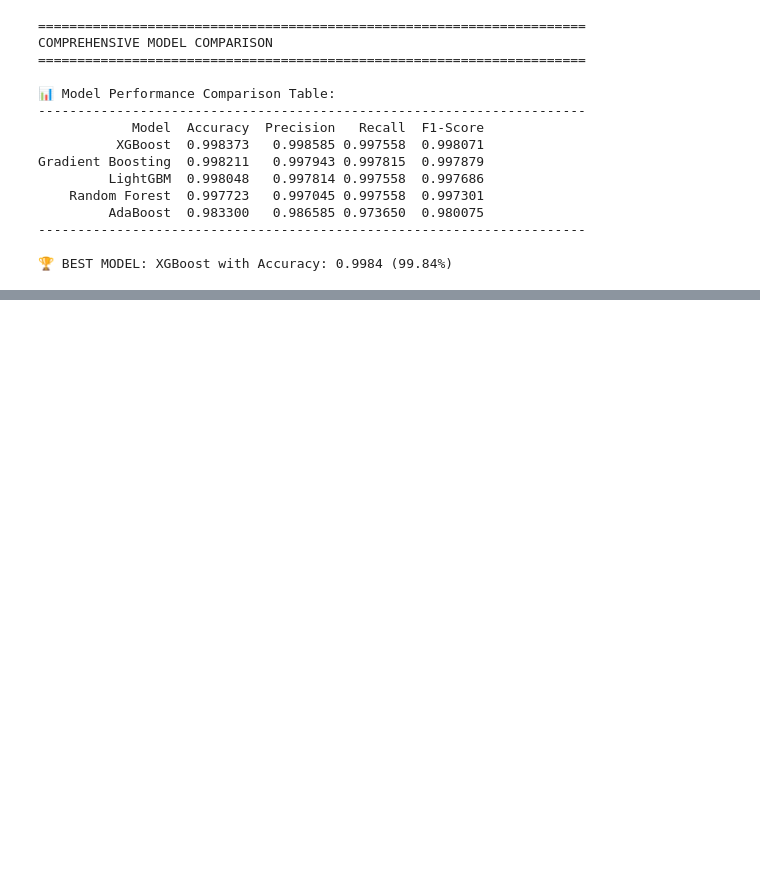
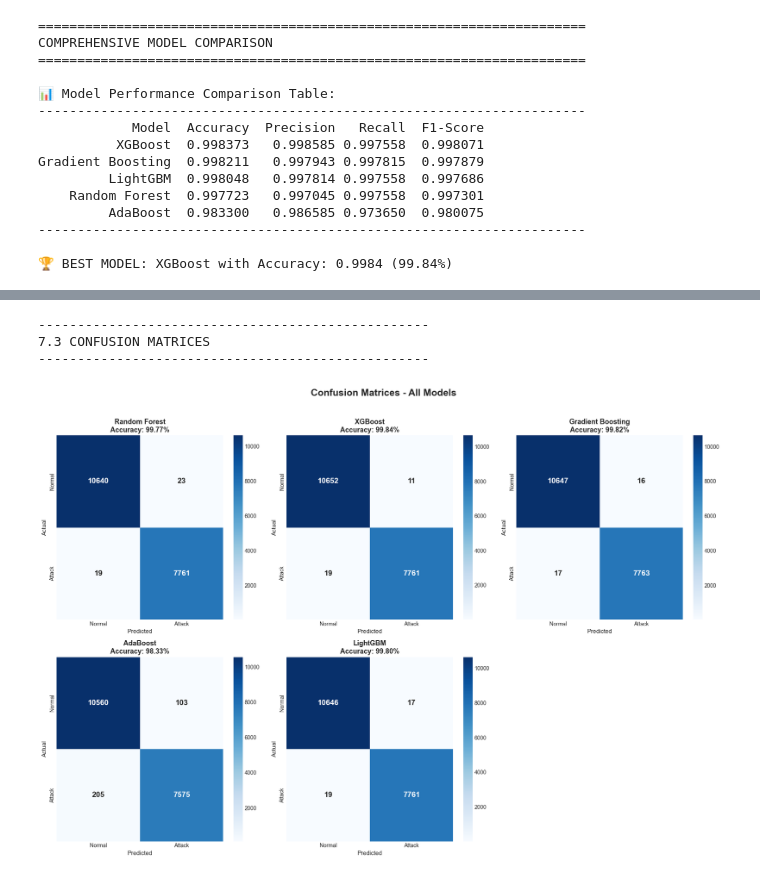
Before and after one commit to zaighumhasaan/ai-crawler-tarpits, a Jupyter notebook: 01_environment_setup.ipynb, the cells around one changed output, grey strips where cells are left out. Drawn from its saved outputs; the diff is of its cells as text; code cells hidden in the pictures; blank space fills up the shorter version.

```diff
--- a/01_environment_setup.ipynb
+++ b/01_environment_setup.ipynb
@@ -768,0 +815,35 @@ Gradient Boosting  0.998211   0.997943 0.997815  0.997879
+# %%
+# confusion Matrices
+print("\n" + "-" * 50)
+print("7.3 CONFUSION MATRICES")
+print("-" * 50)
+
+fig, axes = plt.subplots(2, 3, figsize=(18, 12))
+axes = axes.flatten()
+
+for idx, (model_name, model_data) in enumerate(results.items()):
+    ax = axes[idx]
+    cm = confusion_matrix(y_test, model_data['predictions'])
+
+    sns.heatmap(cm, annot=True, fmt='d', cmap='Blues', ax=ax,
+                xticklabels=['Normal', 'Attack'],
+                yticklabels=['Normal', 'Attack'],
+                annot_kws={'size': 14, 'fontweight': 'bold'})
+
+    ax.set_title(f'{model_name}\nAccuracy: {model_data["accuracy"]*100:.2f}%',
+                 fontsize=13, fontweight='bold')
+    ax.set_xlabel('Predicted', fontsize=11)
+    ax.set_ylabel('Actual', fontsize=11)
+
+# hiding the 6th subplot (we only have 5 models)
+axes[5].axis('off')
+
+plt.suptitle('Confusion Matrices - All Models', fontsize=18, fontweight='bold', y=1.02)
+plt.tight_layout()
+plt.savefig('confusion_matrices.png', dpi=300, bbox_inches='tight')
+plt.show()
+# %% [output]
+--------------------------------------------------
+7.3 CONFUSION MATRICES
+--------------------------------------------------
+[figure, added]
```
Also changed, not shown: parts of 2 cells of this notebook.
